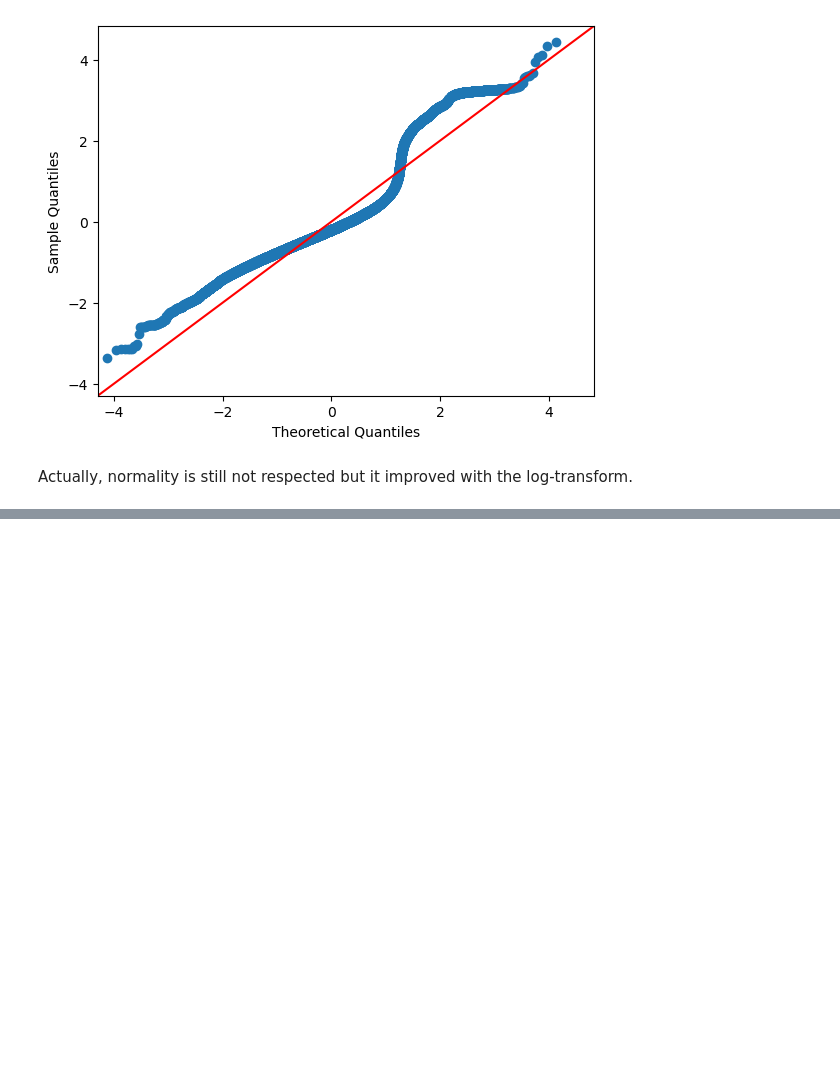
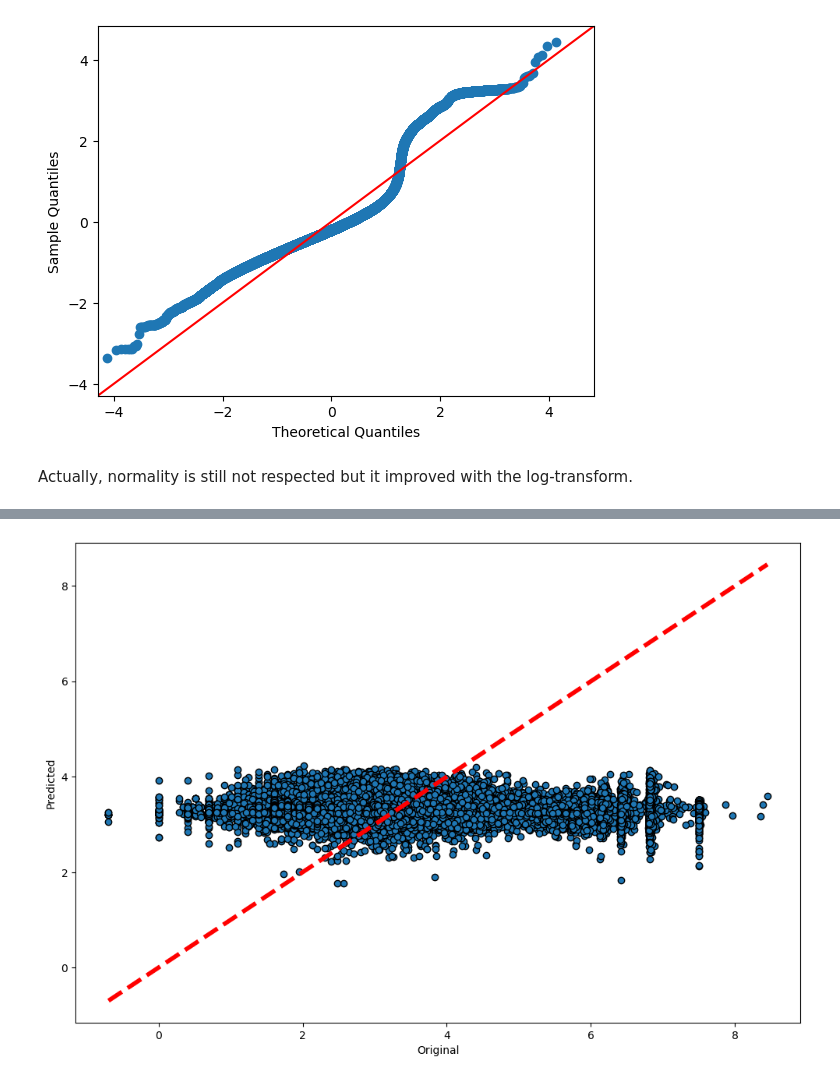
Before and after one commit to epfl-ada/ada-2023-project-epfldatadynamos, a Jupyter notebook: P3.ipynb, the cells around one changed output, grey strips where cells are left out. Cells and saved outputs as stored; diff of their text form; code cells hidden in the pictures; blank space fills up the shorter version.

```diff
--- a/P3.ipynb
+++ b/P3.ipynb
@@ -499,0 +570,22 @@ This time, the R-squared decreases, so our model does not improve.
+# %%
+# Features vector
+X = paths_normalized[['avg_article_length', 'avg_position', 'avg_target_source_ratio']]
+X = X.fillna(X.mean()) # replace missing values with the mean
+
+# Label
+y = paths_normalized['log_avg_duration']
+y.replace(-np.inf, y.min(), inplace=True) #replace -inf value by the minimum value
+# %%
+# Train the model
+linear = LinearRegression()
+predicted = cross_val_predict(linear, X, y, cv=10)
+
+# Plot the results
+fig, ax = plt.subplots(figsize=(12, 8))
+ax.scatter(y, predicted, edgecolors=(0, 0, 0))
+ax.plot([min(y), max(y)], [min(y), max(y)], 'r--', lw=4)
+ax.set_xlabel('Original')
+ax.set_ylabel('Predicted')
+plt.show()
+# %% [output]
+[figure, added]
```
Also changed, not shown: parts of 18 cells of this notebook.
